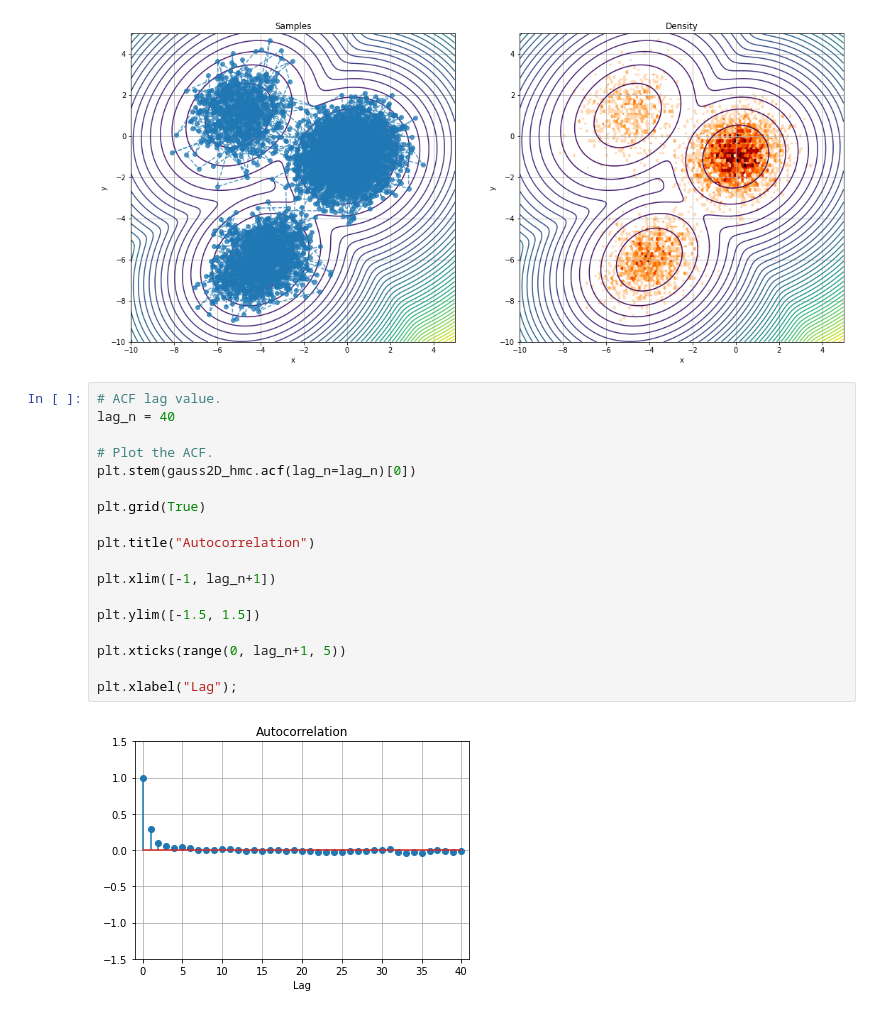
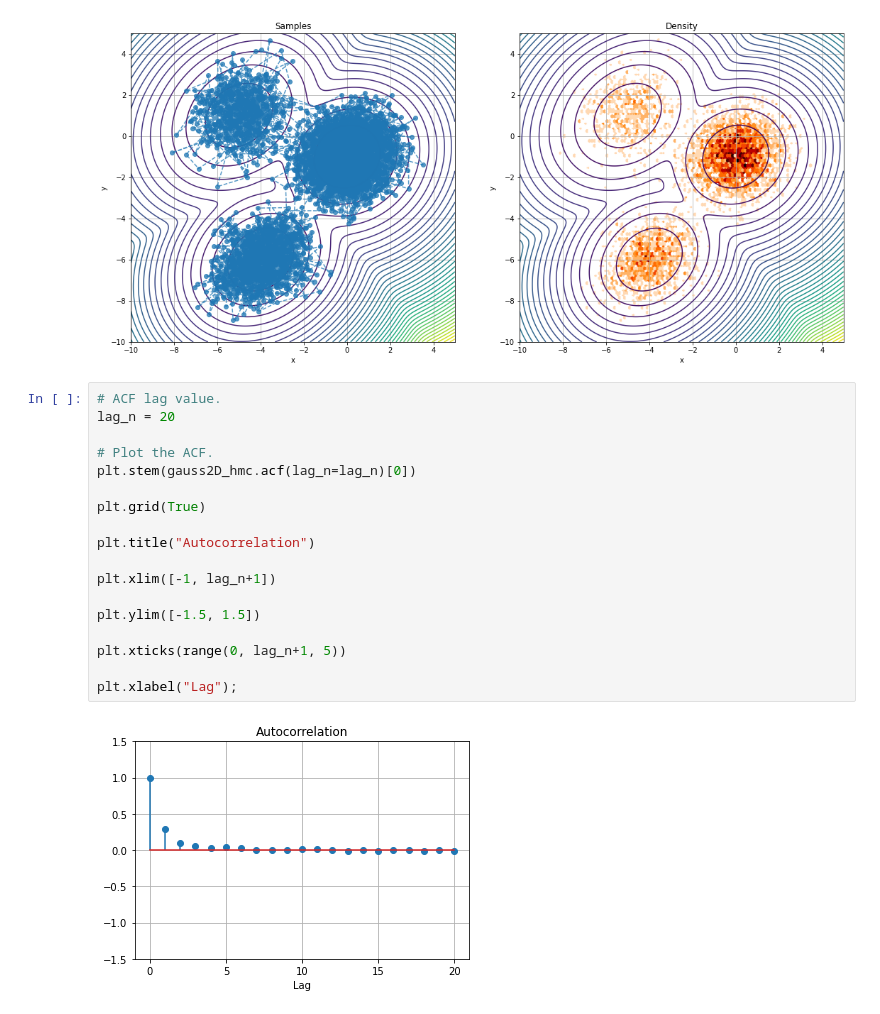
Before and after one commit to vrettasm/HamiltonianMonteCarlo, a Jupyter notebook: example_multivariate_normal.ipynb, the cells around one changed output. Cells and saved outputs as stored; diff of their text form.

```diff
--- a/example_multivariate_normal.ipynb
+++ b/example_multivariate_normal.ipynb
@@ -111,21 +107,21 @@ ax[1].grid(True);
 [figure]
 # %%
 # ACF lag value.
-lag_n = 40
+lag_n = 20
 
 # Plot the ACF.
 plt.stem(gauss2D_hmc.acf(lag_n=lag_n)[0])
 
 plt.grid(True)
 
 plt.title("Autocorrelation")
 
 plt.xlim([-1, lag_n+1])
 
 plt.ylim([-1.5, 1.5])
 
 plt.xticks(range(0, lag_n+1, 5))
 
 plt.xlabel("Lag");
 # %% [output]
-[figure, old version]
+[figure, new version]
```
Also changed, not shown: parts of 2 cells of this notebook, 1 other file.
